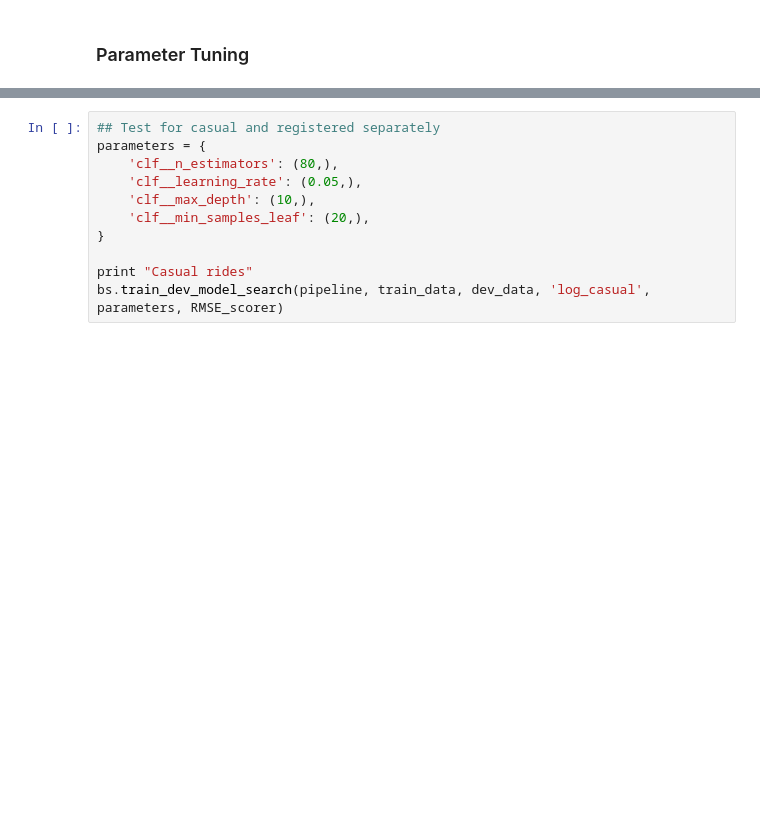
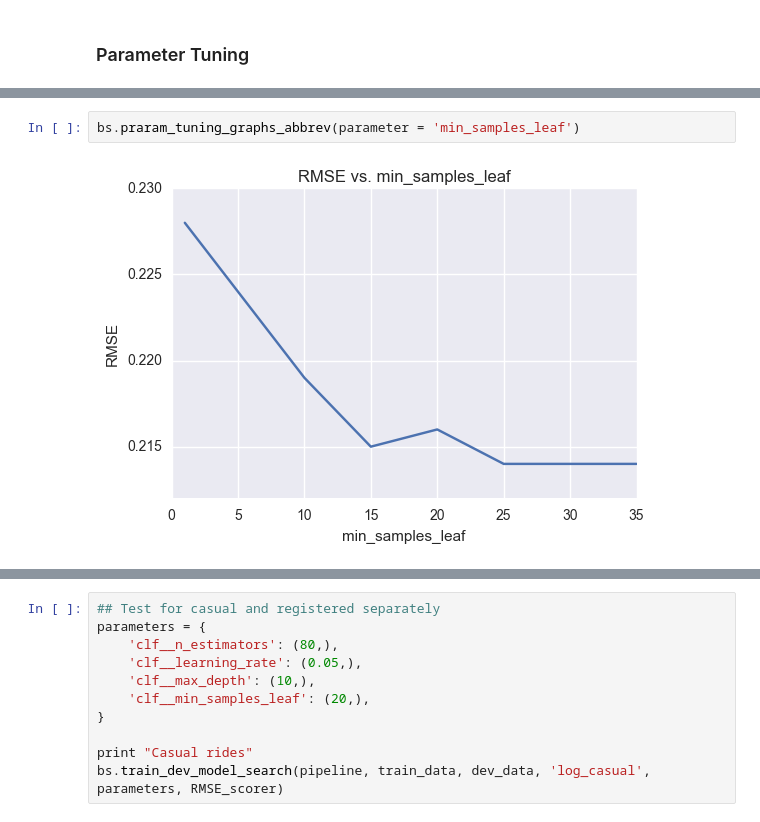
Before and after one commit to zingbretsenucb/w207_kaggleproject, a Jupyter notebook: Bikeshare.ipynb, the cells around one changed output, grey strips where cells are left out. Drawn from its saved outputs; the diff is of its cells as text; blank space fills up the shorter version.

```diff
--- a/Bikeshare.ipynb
+++ b/Bikeshare.ipynb
@@ -243,0 +229,4 @@ Perhaps we could 'cheat' and just save the resulting RMSE's from each of these g
+# %%
+bs.praram_tuning_graphs_abbrev(parameter = 'min_samples_leaf')
+# %% [output]
+[figure, added]
```
Also changed, not shown: parts of 13 cells of this notebook, 1 other file.
